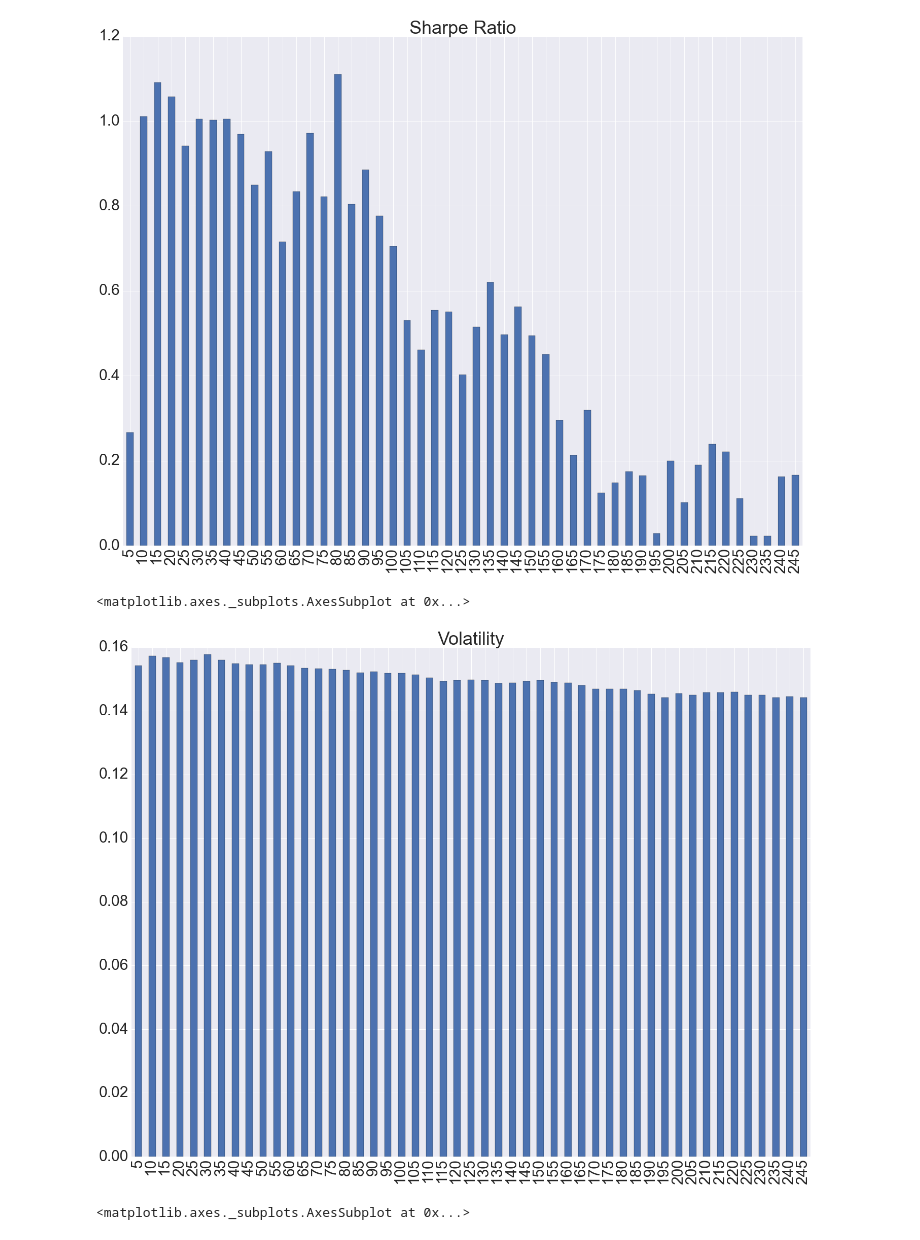
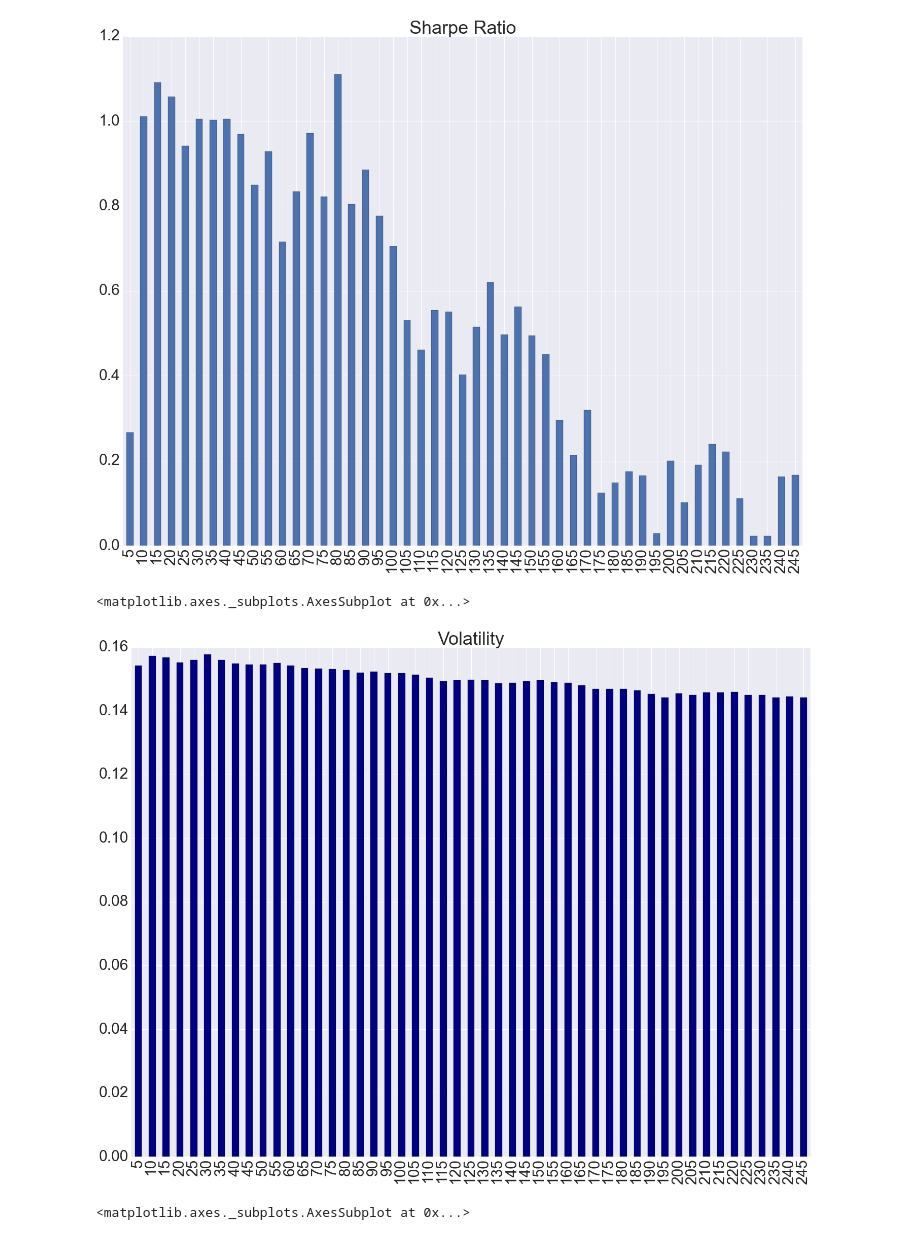
Before and after one commit to mrefermat/Project_C, a Jupyter notebook: Portfolio Report TSMOM - Position Space.ipynb, the cells around one changed output. Cells and saved outputs as stored; diff of their text form; code cells hidden in the pictures.

```diff
--- a/Portfolio Report TSMOM - Position Space.ipynb
+++ b/Portfolio Report TSMOM - Position Space.ipynb
@@ -71,10 +71,10 @@ calc_Sharpe(pnl_with_lookbacks,250).plot(kind='bar',title='Sharpe Ratio')
 <matplotlib.axes._subplots.AxesSubplot at 0x...>
 [figure]
 # %%
-(pnl_with_lookbacks.std()*16).plot(kind='bar',title='Volatility')
+(pnl_with_lookbacks.std()*16).plot(kind='bar',title='Volatility',colormap='jet')
 # %% [output]
 <matplotlib.axes._subplots.AxesSubplot at 0x...>
-[figure, old version]
+[figure, new version]
 # %%
 sns.heatmap(pnl_with_lookbacks.corr())
 # %% [output]
```
Also changed, not shown: 2 other files.
